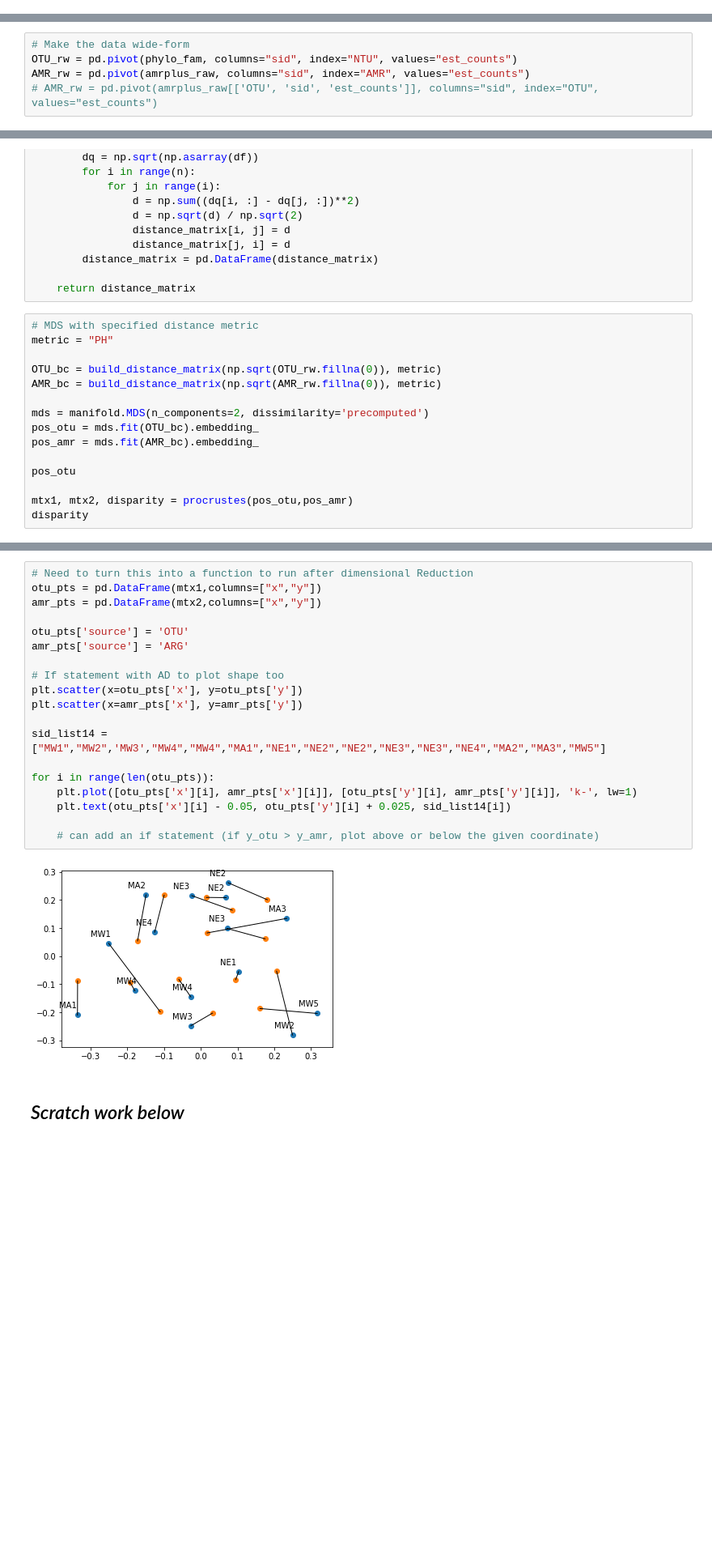
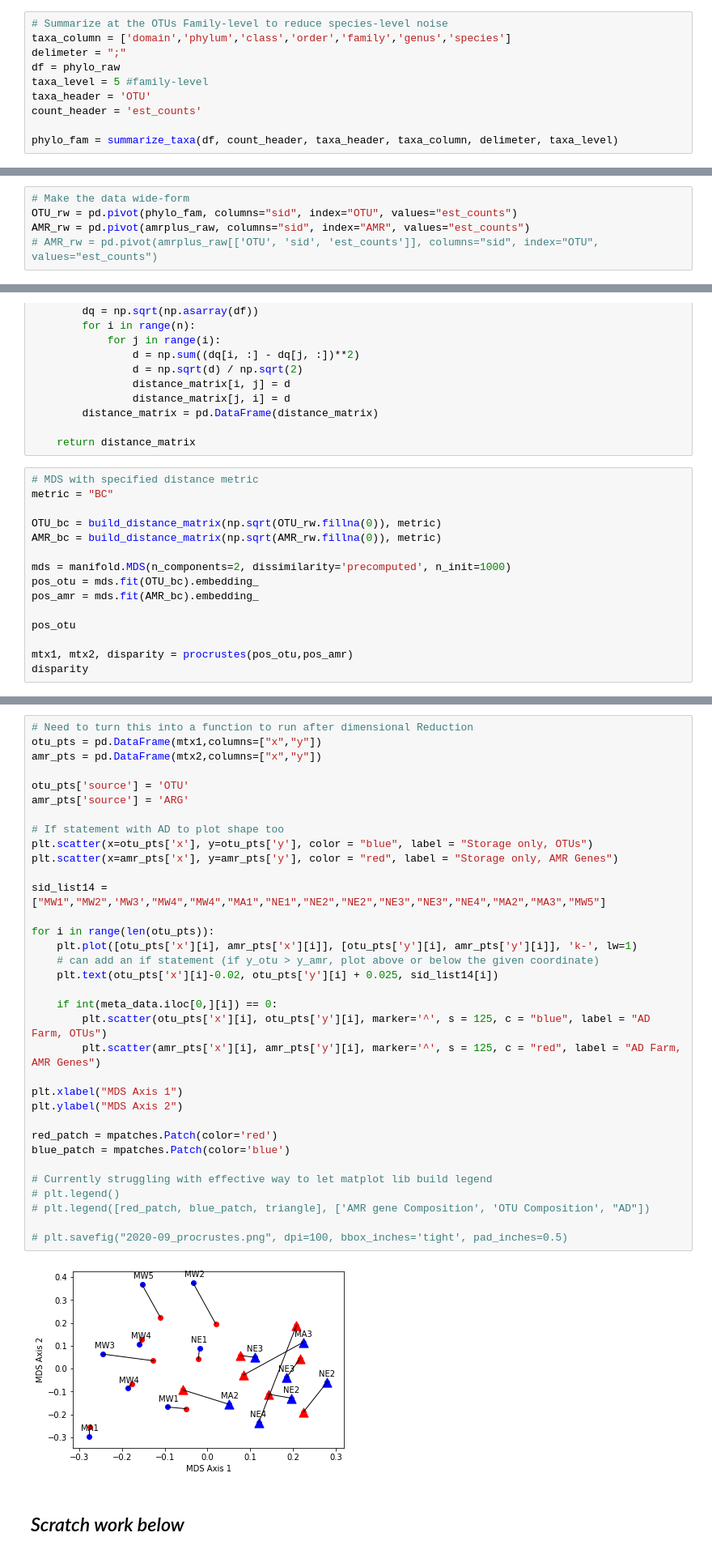
Before and after one commit to EmilyCrossette/microbiome_cross_section, a Jupyter notebook: 2020-09_Procrustes.ipynb, the cells around one changed output, grey strips where cells are left out. Shown at 81% size. Drawn from its saved outputs; the diff is of its cells as text; blank space fills up the shorter version.

Commit message:
uses summarize_taxa.py for faster data exploration

```diff
--- a/2020-09_Procrustes.ipynb
+++ b/2020-09_Procrustes.ipynb
@@ -70,3 +43,13 @@ groot_raw = groot_raw[groot_raw['threshold']=="card50.tsv"]
+# %%
+# Summarize at the OTUs Family-level to reduce species-level noise
+taxa_column = ['domain','phylum','class','order','family','genus','species']
+delimeter = ";"
+df = phylo_raw
+taxa_level = 5 #family-level
+taxa_header = 'OTU'
+count_header = 'est_counts'
+
+phylo_fam = summarize_taxa(df, count_header, taxa_header, taxa_column, delimeter, taxa_level)
 # %% [markdown]
 ### Automate as python script
 Clearly, the next couple steps could be automated into a python script to faciliate switching imput data and observing the outomces of procrustes. Given parameters would be the headers of the data matrix. Then the user can just run the data reduction on with a command like `perform_mds(dr_formatted(df))` where df_formated is the combined steps of pivoting data to wide form and taking the given transformation.
@@ -92,7 +75,7 @@ dr_formatted(df, headers, transform)
     """
 # %%
 # Make the data wide-form
-OTU_rw = pd.pivot(phylo_fam, columns="sid", index="NTU", values="est_counts")
+OTU_rw = pd.pivot(phylo_fam, columns="sid", index="OTU", values="est_counts")
 AMR_rw = pd.pivot(amrplus_raw, columns="sid", index="AMR", values="est_counts")
 # AMR_rw = pd.pivot(amrplus_raw[['OTU', 'sid', 'est_counts']], columns="sid", index="OTU", values="est_counts")
 # %% [markdown]
@@ -162,12 +145,12 @@ def build_distance_matrix(df, dist_metric):
     return distance_matrix
 # %%
 # MDS with specified distance metric
-metric = "PH"
+metric = "BC"
 
 OTU_bc = build_distance_matrix(np.sqrt(OTU_rw.fillna(0)), metric)
 AMR_bc = build_distance_matrix(np.sqrt(AMR_rw.fillna(0)), metric)
 
-mds = manifold.MDS(n_components=2, dissimilarity='precomputed')
+mds = manifold.MDS(n_components=2, dissimilarity='precomputed', n_init=1000)
 pos_otu = mds.fit(OTU_bc).embedding_
 pos_amr = mds.fit(AMR_bc).embedding_
 
@@ -180,23 +163,38 @@ disparity
 # %%
 # Need to turn this into a function to run after dimensional Reduction
 otu_pts = pd.DataFrame(mtx1,columns=["x","y"])
 amr_pts = pd.DataFrame(mtx2,columns=["x","y"])
 
 otu_pts['source'] = 'OTU'
 amr_pts['source'] = 'ARG'
 
 # If statement with AD to plot shape too
-plt.scatter(x=otu_pts['x'], y=otu_pts['y'])
-plt.scatter(x=amr_pts['x'], y=amr_pts['y'])
+plt.scatter(x=otu_pts['x'], y=otu_pts['y'], color = "blue", label = "Storage only, OTUs")
+plt.scatter(x=amr_pts['x'], y=amr_pts['y'], color = "red", label = "Storage only, AMR Genes")
 
 sid_list14 = ["MW1","MW2",'MW3',"MW4","MW4","MA1","NE1","NE2","NE2","NE3","NE3","NE4","MA2","MA3","MW5"]
 
 for i in range(len(otu_pts)):
     plt.plot([otu_pts['x'][i], amr_pts['x'][i]], [otu_pts['y'][i], amr_pts['y'][i]], 'k-', lw=1)
-    plt.text(otu_pts['x'][i] - 0.05, otu_pts['y'][i] + 0.025, sid_list14[i])
+    # can add an if statement (if y_otu > y_amr, plot above or below the given coordinate)
+    plt.text(otu_pts['x'][i]-0.02, otu_pts['y'][i] + 0.025, sid_list14[i])
 
-    # can add an if statement (if y_otu > y_amr, plot above or below the given coordinate)
+    if int(meta_data.iloc[0,][i]) == 0:
+        plt.scatter(otu_pts['x'][i], otu_pts['y'][i], marker='^', s = 125, c = "blue", label = "AD Farm, OTUs")
+        plt.scatter(amr_pts['x'][i], amr_pts['y'][i], marker='^', s = 125, c = "red", label = "AD Farm, AMR Genes")
+
+plt.xlabel("MDS Axis 1")
+plt.ylabel("MDS Axis 2")
+
+red_patch = mpatches.Patch(color='red')
+blue_patch = mpatches.Patch(color='blue')
+
+# Currently struggling with effective way to let matplot lib build legend
+# plt.legend()
+# plt.legend([red_patch, blue_patch, triangle], ['AMR gene Composition', 'OTU Composition', "AD"])
+
+# plt.savefig("2020-09_procrustes.png", dpi=100, bbox_inches='tight', pad_inches=0.5)
 # %% [output]
-[figure, old version]
+[figure, new version]
 # %% [markdown]
 ## _Scratch work below_
```
Also changed, not shown: parts of 9 cells of this notebook.
